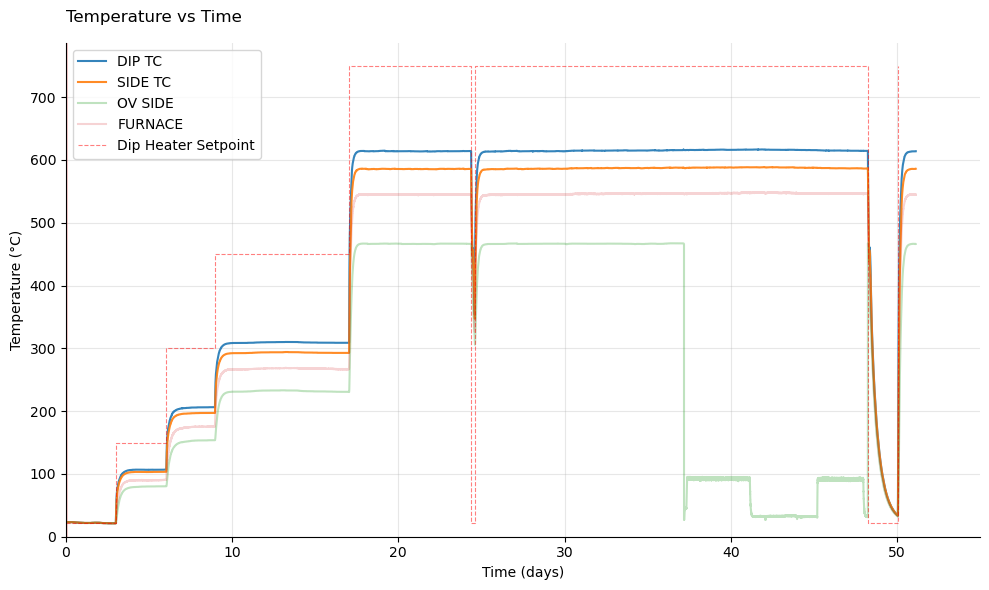
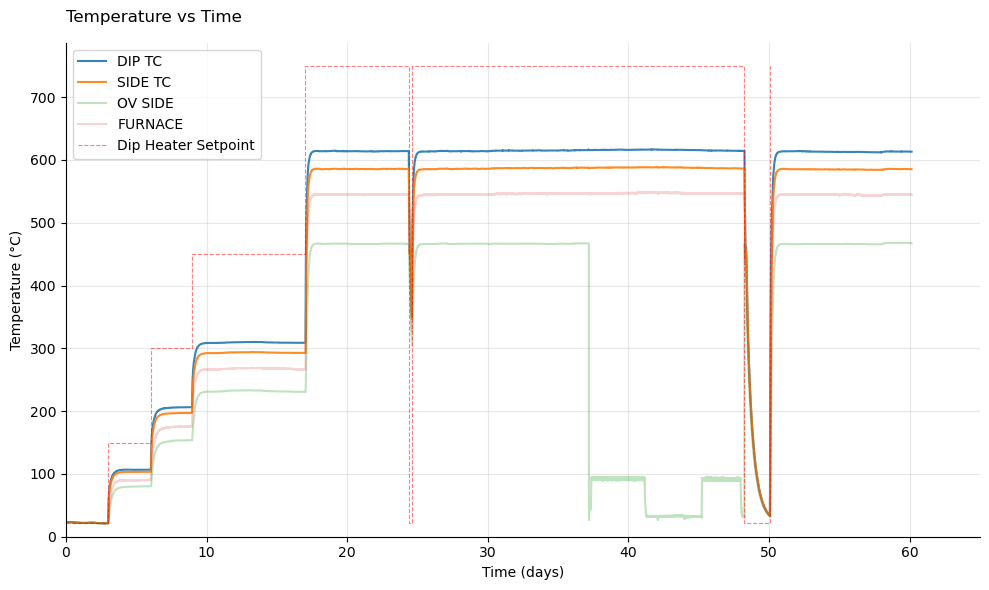
The change to this notebook cell's code, shown as a diff; its figure went from the first image to the second:
--- before
+++ after
@@ -47,5 +47,5 @@
 plt.legend(loc='best')
 plt.grid(alpha=0.3)
-plt.xlim(left=0, right=55)
+plt.xlim(left=0, right=65)
 plt.ylim(bottom=0)
 

Commit: New LSC data